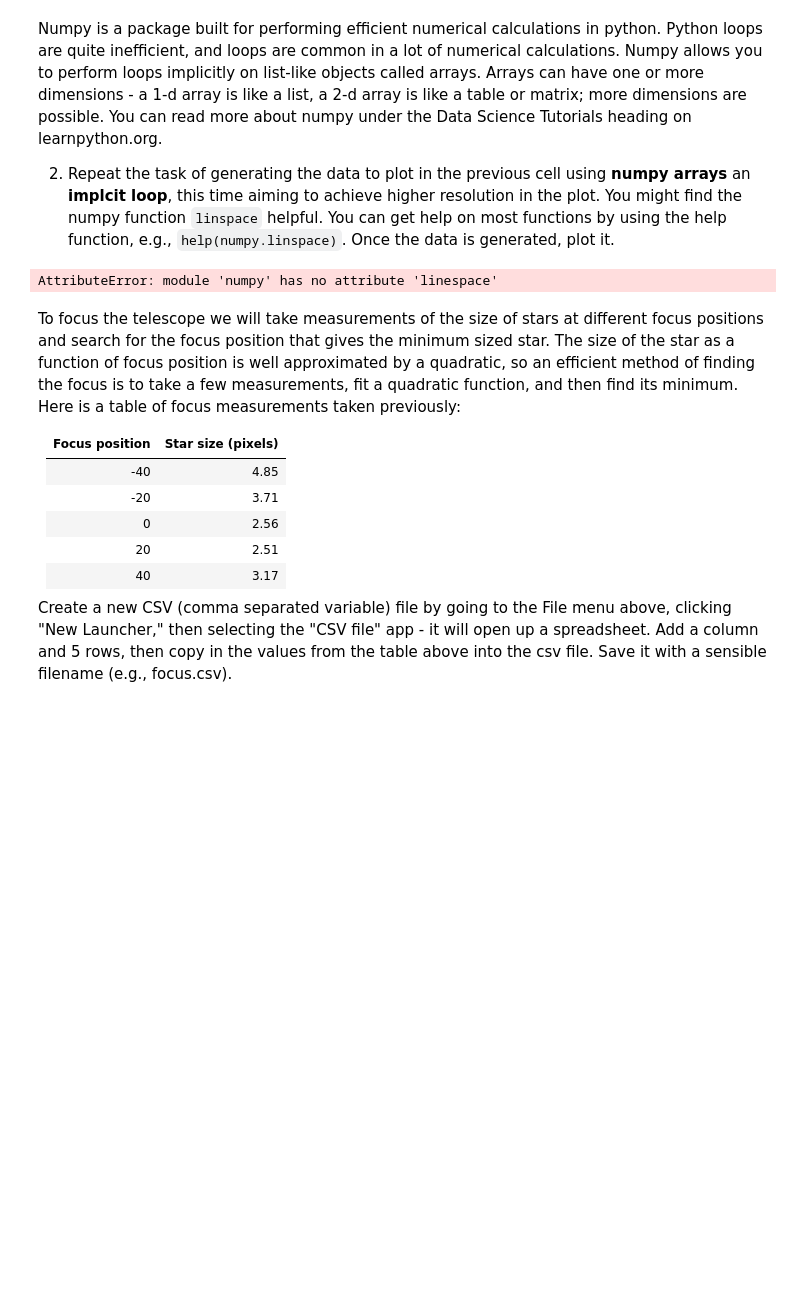
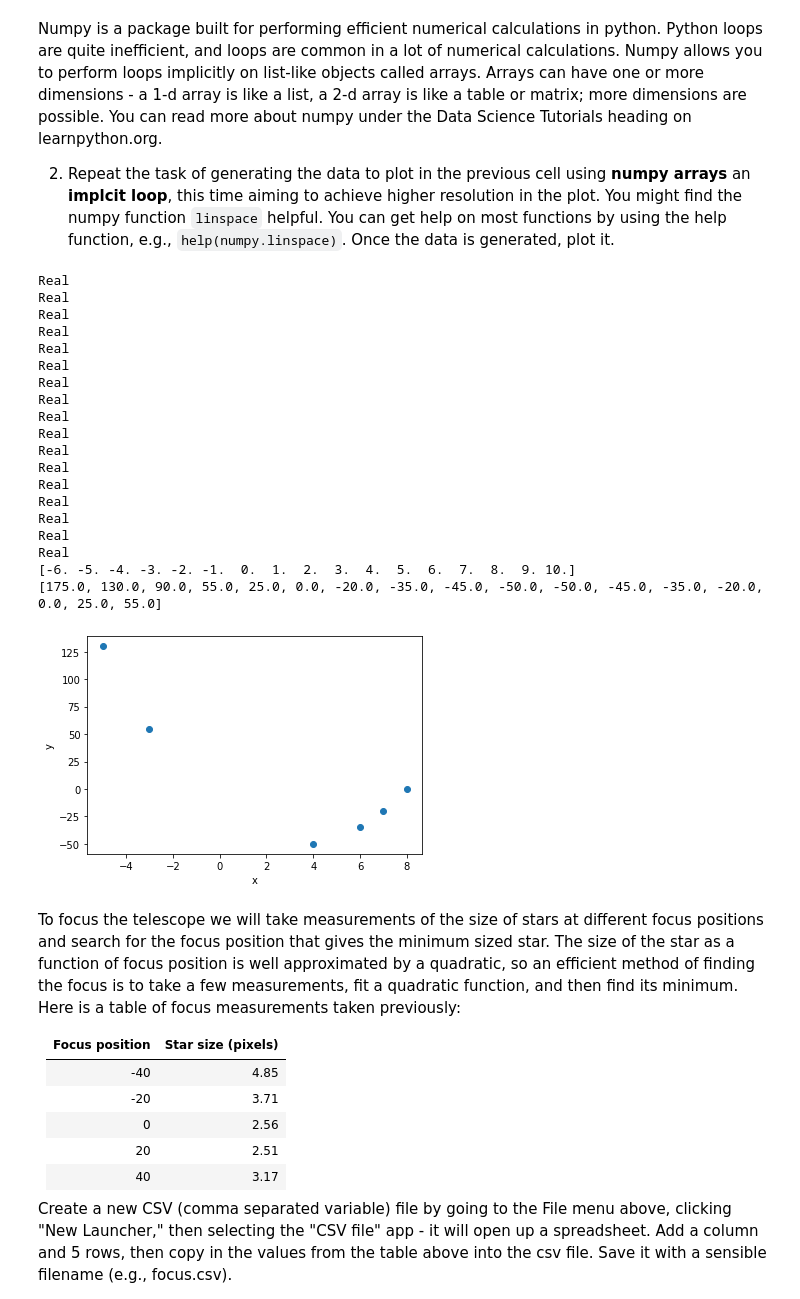
Before and after one commit to DakotaPeltzer/Astr4261, a Jupyter notebook: PythonIntroAssignment.ipynb, the cells around one changed output. Drawn from its saved outputs; the diff is of its cells as text; code cells hidden in the pictures; blank space fills up the shorter version.

```diff
--- a/PythonIntroAssignment.ipynb
+++ b/PythonIntroAssignment.ipynb
@@ -91,24 +91,44 @@ Numpy is a package built for performing efficient numerical calculations in pyth
 import numpy as np
 help(np.linspace)
 # %%
-xvalues = np.linespace(-6, 10, num=6) #chose num=6
+import numpy as np
+xvalues = np.linspace(-6, 10, num=17) #chose num=6
 yvalues = []
 
 for j in range(len(xvalues)): #Loop over each element in xvalues array
     xval = xvalues[j] #define x to be the jth element
-    yval = quadeq(xval, a, b, c) #plug in x
+    yval = quadeq( a, b, c, xval) #plug in x
     yvalues.append(yval) #append y to the yvalues array
 
 print(xvalues)
 print(yvalues)
 
 plt.figure() #set up a figure
 plt.plot(xlist,ylist, 'o') #issue the plot command
 plt.xlabel('x') #Set the axis labels
 plt.ylabel('y')
 plt.show() #Show the plot
 # %% [output]
-AttributeError: module 'numpy' has no attribute 'linespace'
+Real
+Real
+Real
+Real
+Real
+Real
+Real
+Real
+Real
+Real
+Real
+Real
+Real
+Real
+Real
+Real
+Real
+[-6. -5. -4. -3. -2. -1.  0.  1.  2.  3.  4.  5.  6.  7.  8.  9. 10.]
+[175.0, 130.0, 90.0, 55.0, 25.0, 0.0, -20.0, -35.0, -45.0, -50.0, -50.0, -45.0, -35.0, -20.0, 0.0, 25.0, 55.0]
+[figure, added]
 # %% [markdown]
 To focus the telescope we will take measurements of the size of stars at different focus positions and search for the focus position that gives the minimum sized star. The size of the star as a function of focus position is well approximated by a quadratic, so an efficient method of finding the focus is to take a few measurements, fit a quadratic function, and then find its minimum. Here is a table of focus measurements taken previously:
 
```
Also changed, not shown: parts of 4 cells of this notebook.
